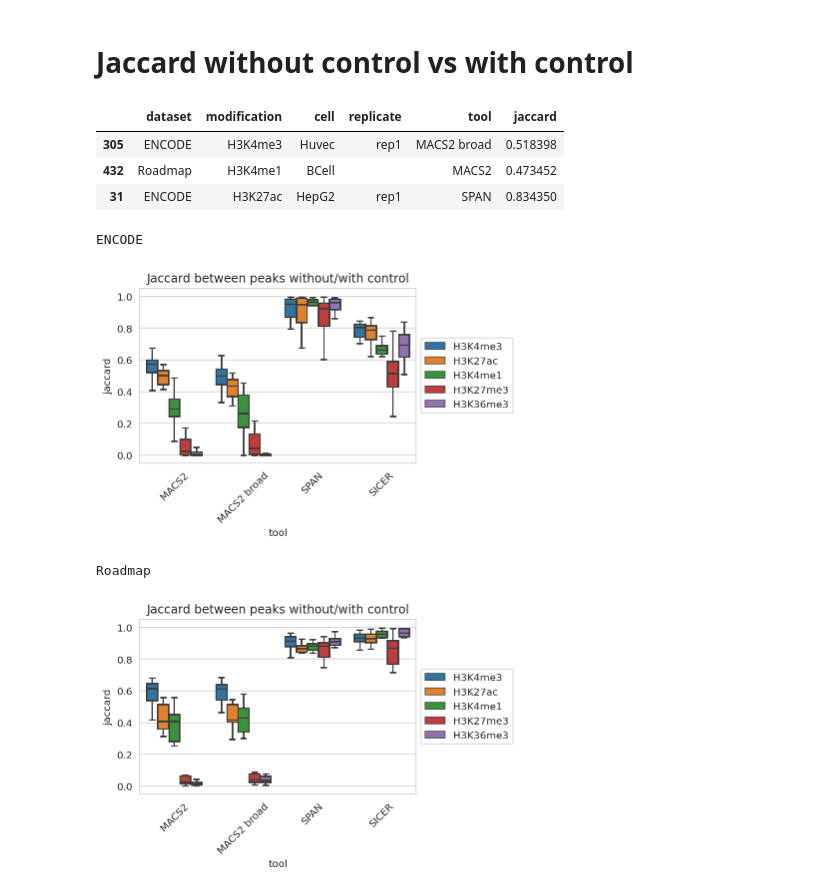
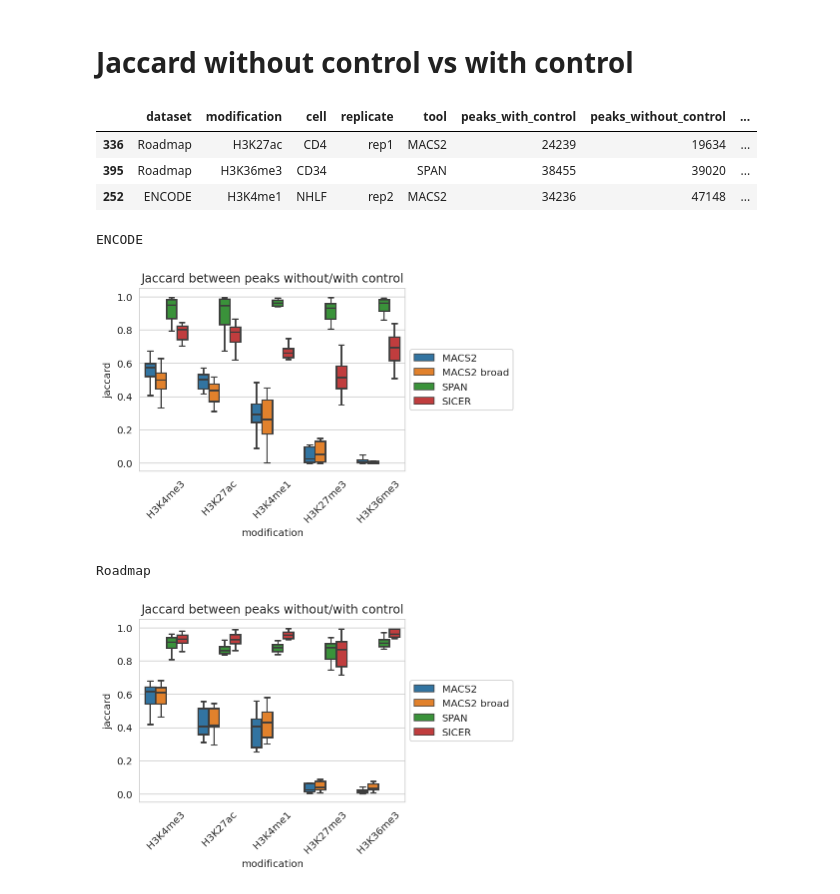
Before and after one commit to JetBrains-Research/peak-callers-analysis, a Jupyter notebook: 2023 - control.ipynb, the cells around one changed output. Drawn from its saved outputs; the diff is of its cells as text; code cells hidden in the pictures.

```diff
--- a/2023 - control.ipynb
+++ b/2023 - control.ipynb
@@ -155,7 +155,10 @@ SPAN 46
 OUTLIERS = [('H3K4me3', 'NK', ''),
             ('H3K4me1', 'NK', ''),
             ('H3K27me3', 'TCell', ''),
+            ('H3K27me3', 'H1', 'rep1'),
+            ('H3K27me3', 'HMEC', 'rep2'),
             ('H3K27me3', 'NHLF', 'rep2'),
+            ('H3K27me3', 'HepG2', 'rep1'),
             ('H3K27me3', 'GM12878', 'rep1')]
 df_peaks = df_peaks.loc[[(m, c, r) not in OUTLIERS
                          for _, (m, c, r) in df_peaks[['modification', 'cell', 'replicate']].iterrows()]]
@@ -218,9 +221,9 @@ for ds in ['ENCODE', 'Roadmap']:
     print(ds)
     plt.figure(figsize=(6, 4))
     g_results = sns.boxplot(data=df_ratio[df_ratio['dataset'] == ds],
-                            x='tool', y='ratio', hue='modification',
-                            hue_order=['H3K4me3', 'H3K27ac', 'H3K4me1', 'H3K27me3', 'H3K36me3'],
-                            order=['MACS2', 'MACS2 broad', 'SPAN', 'SICER'],
+                            x='modification', y='ratio', hue='tool',
+                            order=['H3K4me3', 'H3K27ac', 'H3K4me1', 'H3K27me3', 'H3K36me3'],
+                            hue_order=['MACS2', 'MACS2 broad', 'SPAN', 'SICER'],
                             showfliers=False
                             )
     ax = g_results.axes
@@ -245,41 +248,49 @@ for (ds, m, c, r, t), dft in tqdm(df_peaks.groupby(['dataset', 'modification', '
     if len(dft) == 2:
         with_control = sorted_file(dft[dft['control'] == True]['file'].values[0])
         without_control = sorted_file(dft[dft['control'] == False]['file'].values[0])
+        peaks_with_control = lines(with_control)
+        peaks_without_control = lines(without_control)
         len_with_control = bedl(with_control).sum()
         len_without_control = bedl(without_control).sum()
         !bedtools intersect -a {with_control} -b {without_control} -wo > {tf}
         overlap_len = int(last_col(tf).sum())
         jaccard = d(overlap_len, len_with_control + len_without_control - overlap_len)
-        rows.append((ds, m, c, r, t, jaccard))
-df_ratio = pd.DataFrame(rows, columns=['dataset', 'modification', 'cell', 'replicate', 'tool', 'jaccard'])
+        rows.append((ds, m, c, r, t, peaks_with_control, peaks_without_control, len_with_control, len_without_control,
+                     d(len_with_control, peaks_with_control), d(len_without_control, peaks_without_control),
+                     overlap_len, jaccard))
+df_jaccard = pd.DataFrame(rows, columns=['dataset', 'modification', 'cell', 'replicate', 'tool',
+                                         'peaks_with_control', 'peaks_without_control',
+                                         'len_with_control', 'len_without_control',
+                                         'avg_len_with_control', 'avg_len_without_control',
+                                         'overlap_len', 'jaccard'])
 del rows
-df_ratio.sample(3)
+df_jaccard.sample(3)
 # %% [output]
-|  | dataset | modification | cell | replicate | tool | jaccard |
-| 305 | ENCODE | H3K4me3 | Huvec | rep1 | MACS2 broad | 0.518398 |
-| 432 | Roadmap | H3K4me1 | BCell |  | MACS2 | 0.473452 |
-| 31 | ENCODE | H3K27ac | HepG2 | rep1 | SPAN | 0.834350 |
+|  | dataset | modification | cell | replicate | tool | peaks_with_control | peaks_without_control | ... |
+| 336 | Roadmap | H3K27ac | CD4 | rep1 | MACS2 | 24239 | 19634 | ... |
+| 395 | Roadmap | H3K36me3 | CD34 |  | SPAN | 38455 | 39020 | ... |
+| 252 | ENCODE | H3K4me1 | NHLF | rep2 | MACS2 | 34236 | 47148 | ... |
 # %%
 for ds in ['ENCODE', 'Roadmap']:
     print(ds)
     plt.figure(figsize=(6, 4))
-    g_results = sns.boxplot(data=df_ratio[df_ratio['dataset'] == ds],
-                            x='tool', y='jaccard', hue='modification',
-                            hue_order=['H3K4me3', 'H3K27ac', 'H3K4me1', 'H3K27me3', 'H3K36me3'],
-                            order=['MACS2', 'MACS2 broad', 'SPAN', 'SICER'],
+    g_results = sns.boxplot(data=df_jaccard[df_jaccard['dataset'] == ds],
+                            x='modification', y='jaccard', hue='tool',
+                            order=['H3K4me3', 'H3K27ac', 'H3K4me1', 'H3K27me3', 'H3K36me3'],
+                            hue_order=['MACS2', 'MACS2 broad', 'SPAN', 'SICER'],
                             showfliers=False
                             )
     ax = g_results.axes
     ax.set_ylabel('jaccard')
     ax.xaxis.set_tick_params(rotation=45)
     ax.set_ylim(-0.05, 1.05)
     ax.set_title('Jaccard between peaks without/with control')
     ax.legend(loc='center left', bbox_to_anchor=(1, 0.5))
     plt.tight_layout()
     plt.show()
 # %% [output]
 ENCODE
-[figure, old version]
+[figure, new version]
 Roadmap
-[figure, old version]
+[figure, new version]
 # %%
```
Also changed, not shown: parts of 11 cells of this notebook, 5 other files.
